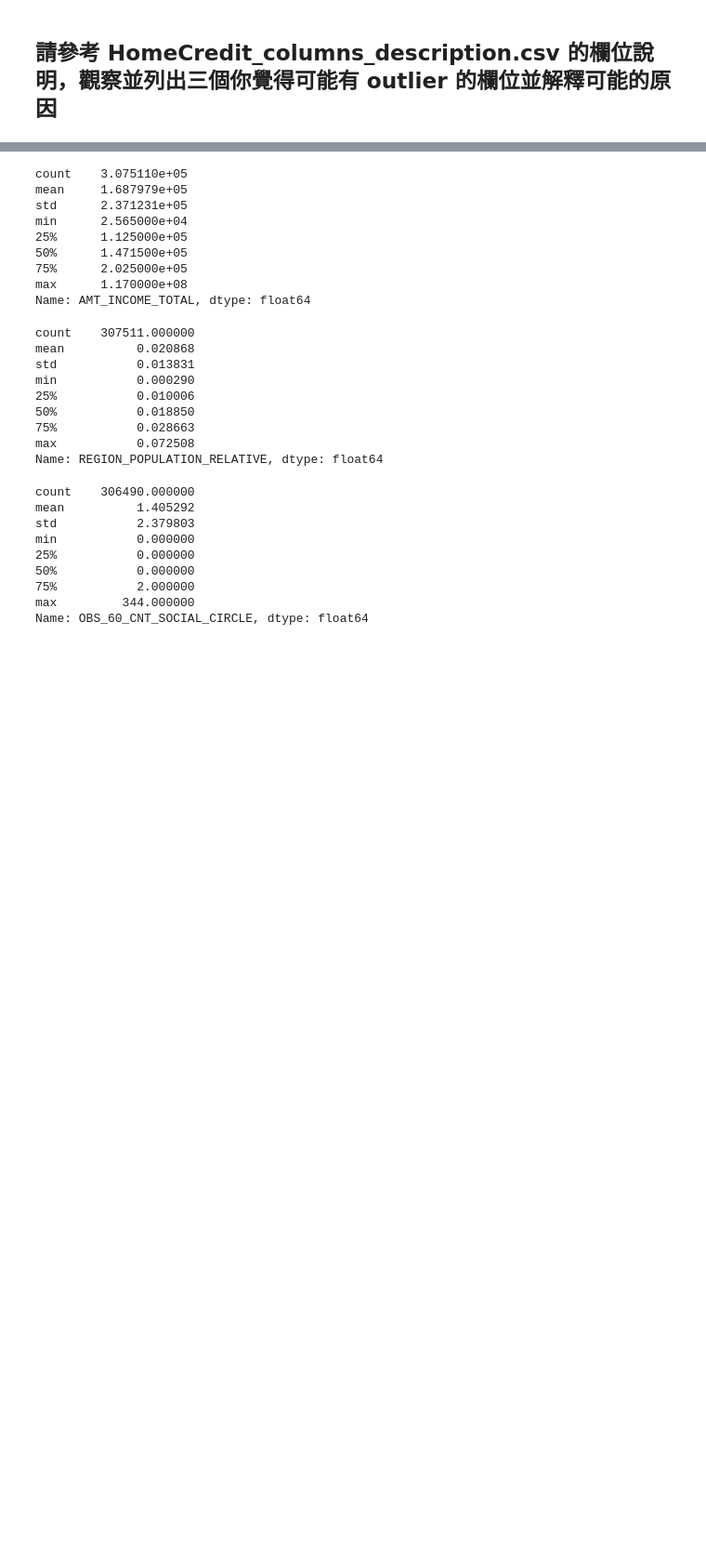
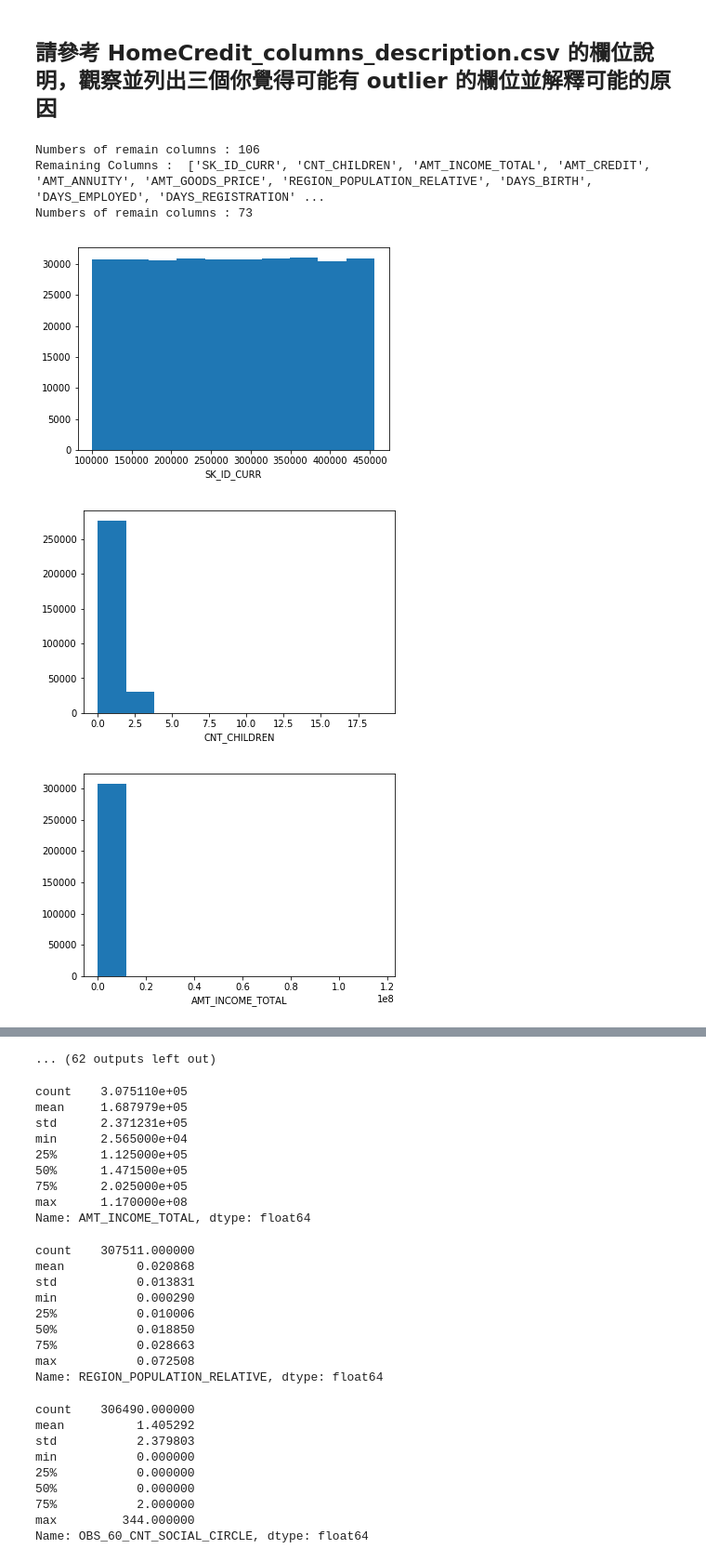
Before and after one commit to orcarex/2nd-ML100Days, a Jupyter notebook: homework/Day_006_HW.ipynb, the cells around one changed output, grey strips where cells are left out. Shown: that part at 93% size. Cells and saved outputs as stored; diff of their text form; code cells hidden in the pictures; blank space fills up the shorter version.

```diff
--- a/homework/Day_006_HW.ipynb
+++ b/homework/Day_006_HW.ipynb
@@ -13,7 +13,7 @@ import matplotlib.pyplot as plt
 %matplotlib inline
 
 # 設定 data_path
-dir_data = './data'
+dir_data = '../example/data'
 # %%
 f_app = os.path.join(dir_data, 'application_train.csv')
 print('Path of read in data: %s' % (f_app))
@@ -33,26 +33,41 @@ memory usage: 286.2+ MB
 # %%
 # 先篩選數值型的欄位
 """
 YOUR CODE HERE, fill correct data types (for example str, float, int, ...)
 """
-dtype_select = [float,int]
+# dtype_select = [np.dtype('float64'),np.dtype('int64')]
 
-numeric_columns = list(app_train.columns[list(app_train.dtypes.isin(dtype_select))])
+# numeric_columns = list(app_train.columns[list(app_train.dtypes.isin(dtype_select))])
 
+# app_train.select_dtypes(include = ['int64','float64'])
+
+numeric_columns = list(app_train.select_dtypes(include=['float64', 'int64']))
+
+print("Numbers of remain columns :", len(numeric_columns))
 
 # 再把只有 2 值 (通常是 0,1) 的欄位去掉
 numeric_columns = list(app_train[numeric_columns].columns[list(app_train[numeric_columns].apply(lambda x:len(x.unique())!=2 ))])
+
+# numeric_columns = list(app_train[numeric_columns].columns[list(numeric_columns.apply(lambda x:len(x.unique())!=2 ))])
+
 
 print("Remaining Columns : " ,numeric_columns)
 print("Numbers of remain columns :", len(numeric_columns))
 
 
 
 # # 檢視這些欄位的數值範圍
 for col in numeric_columns:
     """
     Your CODE HERE, make the box plot
     """
     plt.hist(app_train[col])
     plt.xlabel(col)
     plt.show()
+# %% [output]
+Numbers of remain columns : 106
+Remaining Columns :  ['SK_ID_CURR', 'CNT_CHILDREN', 'AMT_INCOME_TOTAL', 'AMT_CREDIT', 'AMT_ANNUITY', 'AMT_GOODS_PRICE', 'REGION_POPULATION_RELATIVE', 'DAYS_BIRTH', 'DAYS_EMPLOYED', 'DAYS_REGISTRATION' ...
+Numbers of remain columns : 73
+[figure, added]
+[figure, added]
+[figure, added]
@@ -59,3 +82,4 @@ for col in numeric_columns:
+... (62 outputs left out)
 # %%
 # 從上面的圖檢查的結果，至少這三個欄位好像有點可疑
 
```
Also changed, not shown: parts of 2 cells of this notebook.
